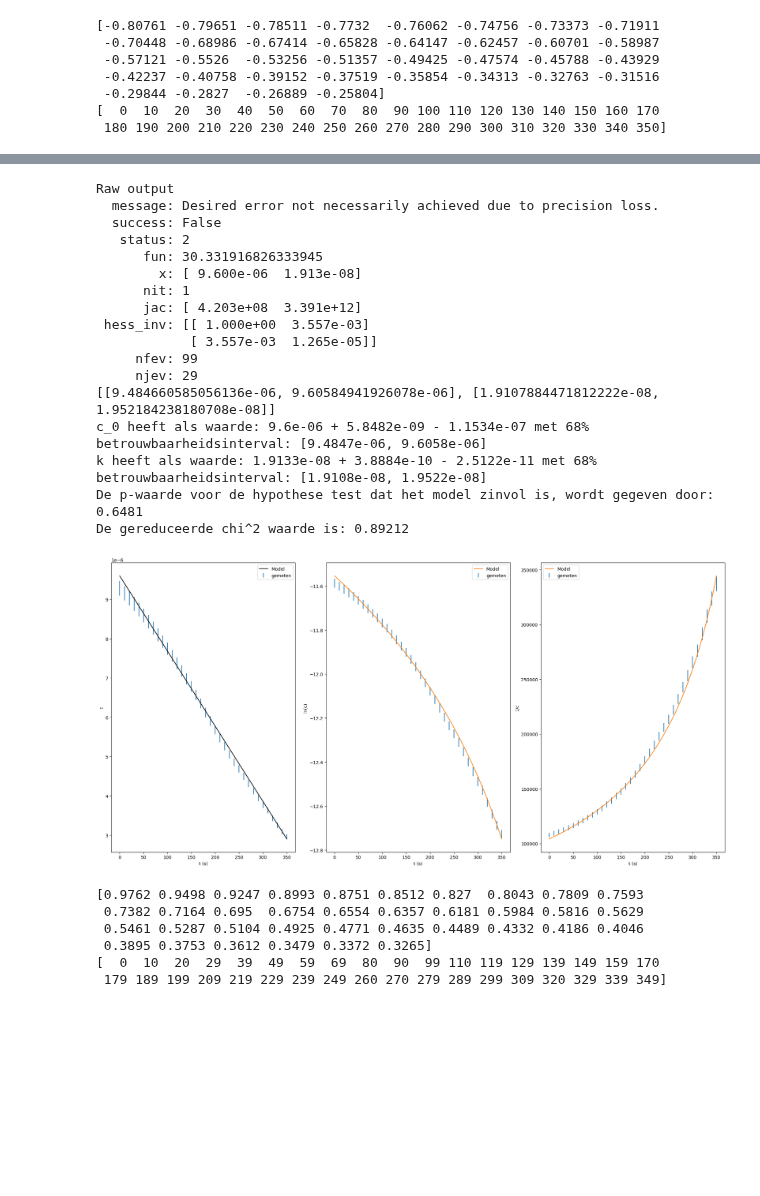
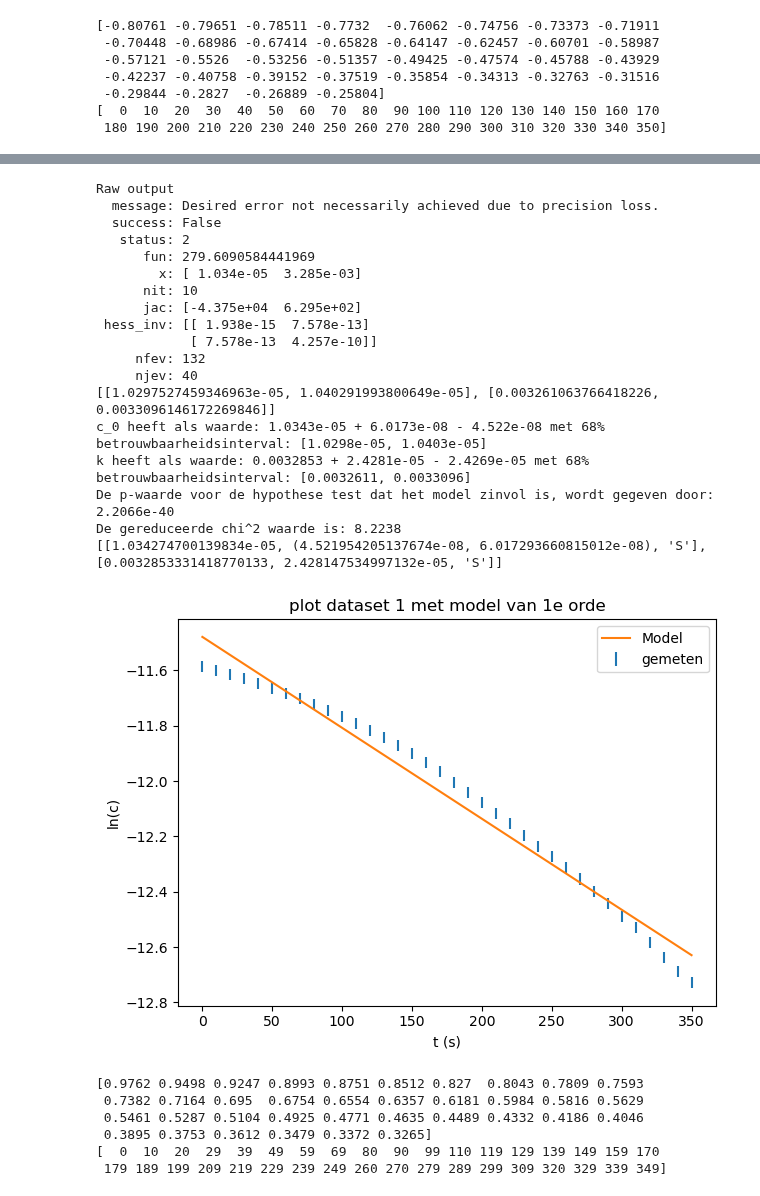
Before and after one commit to justlearning42/Experimentele_vscode, a Jupyter notebook: kinetica.ipynb, the cells around one changed output, grey strips where cells are left out. Saved outputs shown, nothing was run; the diff lists cells and outputs as text; code cells hidden in the pictures; blank space fills up the shorter version.

```diff
--- a/kinetica.ipynb
+++ b/kinetica.ipynb
@@ -111,48 +154,43 @@ De gereduceerde chi^2 waarde is: 2637.9
 # %%
-# eerste set metingen 0e orde
+# eerste set metingen: 1e orde
 def initial_vals(x,y):
     return [0.96e-5,2.1e-8]
 
-
 parameters = ['c_0', 'k', 'orde']
-outp = fit(parameters, snelheidsmodel_0eorde, initial_vals, tijden_set_1, concentraties_set_1, fouten_set_1)
+outp = fit(parameters, snelheidsmodel_1eorde, initial_vals, tijden_set_1, concentraties_set_1, fouten_set_1)
+print(outp)
 parameterwaarden = [fitwaarde[0] for fitwaarde in outp]
 
 
-fig,ax = plt.subplots(1,3, figsize = (20,10))
-ax[0].errorbar(tijden_set_1,concentraties_set_1,linestyle = '', label = 'gemeten', yerr = fouten_set_1)
-ax[1].errorbar(tijden_set_1,np.log(concentraties_set_1), linestyle = '', label = 'gemeten', yerr = fouten_set_1/concentraties_set_1)
-ax[2].errorbar(tijden_set_1,1/concentraties_set_1, linestyle = '', label = 'gemeten', yerr = fouten_set_1/concentraties_set_1**2)
-ax[0].set_ylabel('c')
-ax[1].set_ylabel('ln(c)')
-ax[2].set_ylabel('1/c')
+fig,ax = plt.subplots(1,1)
+ax.errorbar(tijden_set_1,np.log(concentraties_set_1), linestyle = '', label = 'gemeten', yerr = fouten_set_1/concentraties_set_1)
+ax.set_ylabel('ln(c)')
 t = np.linspace(0,350)
-ax[0].plot(t, snelheidsmodel_0eorde(t, parameterwaarden),color = 'black',label = 'Model')
-ax[1].plot(t, np.log(snelheidsmodel_0eorde(t, parameterwaarden)),label = 'Model')
-ax[2].plot(t, 1/snelheidsmodel_0eorde(t, parameterwaarden),label = 'Model')
-for i in range(3):
-    ax[i].set_xlabel('t (s)')
-    ax[i].legend()
+ax.plot(t, np.log(snelheidsmodel_1eorde(t, parameterwaarden)),label = 'Model')
+ax.set_title('plot dataset 1 met model van 1e orde')
+ax.set_xlabel('t (s)')
+ax.legend()
 plt.tight_layout();plt.show()
 # %% [output]
 Raw output
   message: Desired error not necessarily achieved due to precision loss.
   success: False
    status: 2
-      fun: 30.331916826333945
-        x: [ 9.600e-06  1.913e-08]
-      nit: 1
-      jac: [ 4.203e+08  3.391e+12]
- hess_inv: [[ 1.000e+00  3.557e-03]
-            [ 3.557e-03  1.265e-05]]
-     nfev: 99
-     njev: 29
-[[9.484660585056136e-06, 9.60584941926078e-06], [1.9107884471812222e-08, 1.952184238180708e-08]]
-c_0 heeft als waarde: 9.6e-06 + 5.8482e-09 - 1.1534e-07 met 68% betrouwbaarheidsinterval: [9.4847e-06, 9.6058e-06]
-k heeft als waarde: 1.9133e-08 + 3.8884e-10 - 2.5122e-11 met 68% betrouwbaarheidsinterval: [1.9108e-08, 1.9522e-08]
-De p-waarde voor de hypothese test dat het model zinvol is, wordt gegeven door: 0.6481
-De gereduceerde chi^2 waarde is: 0.89212
+      fun: 279.6090584441969
+        x: [ 1.034e-05  3.285e-03]
+      nit: 10
+      jac: [-4.375e+04  6.295e+02]
+ hess_inv: [[ 1.938e-15  7.578e-13]
+            [ 7.578e-13  4.257e-10]]
+     nfev: 132
+     njev: 40
+[[1.0297527459346963e-05, 1.040291993800649e-05], [0.003261063766418226, 0.0033096146172269846]]
+c_0 heeft als waarde: 1.0343e-05 + 6.0173e-08 - 4.522e-08 met 68% betrouwbaarheidsinterval: [1.0298e-05, 1.0403e-05]
+k heeft als waarde: 0.0032853 + 2.4281e-05 - 2.4269e-05 met 68% betrouwbaarheidsinterval: [0.0032611, 0.0033096]
+De p-waarde voor de hypothese test dat het model zinvol is, wordt gegeven door: 2.2066e-40
+De gereduceerde chi^2 waarde is: 8.2238
+[[1.034274700139834e-05, (4.521954205137674e-08, 6.017293660815012e-08), 'S'], [0.0032853331418770133, 2.428147534997132e-05, 'S']]
-[figure, old version]
+[figure, new version]
 # %%
 #prepareer de data van de tweede set metingen
 absorbanties_set_2 = []
```
Also changed, not shown: parts of 6 cells of this notebook.
